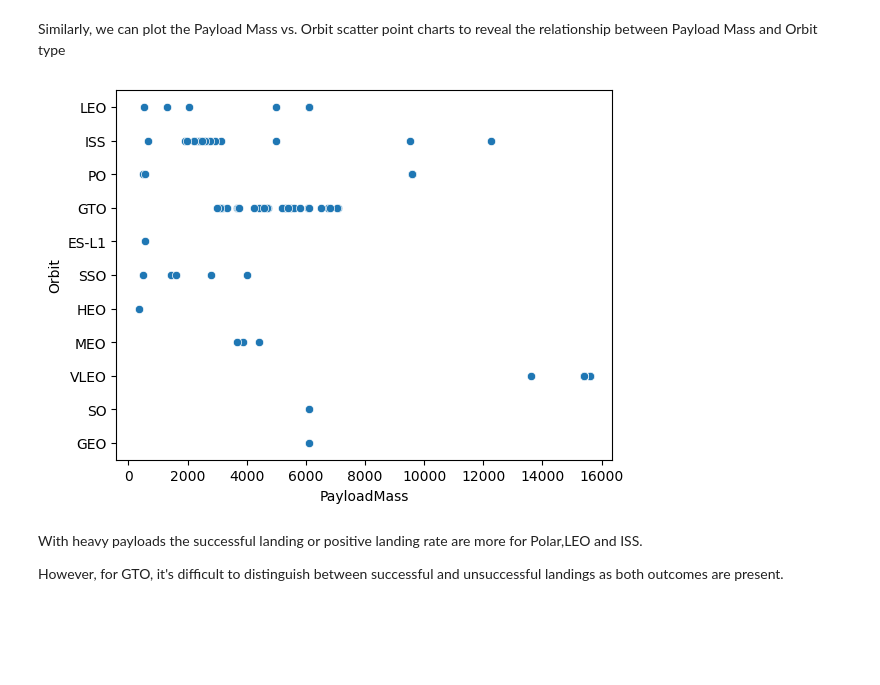
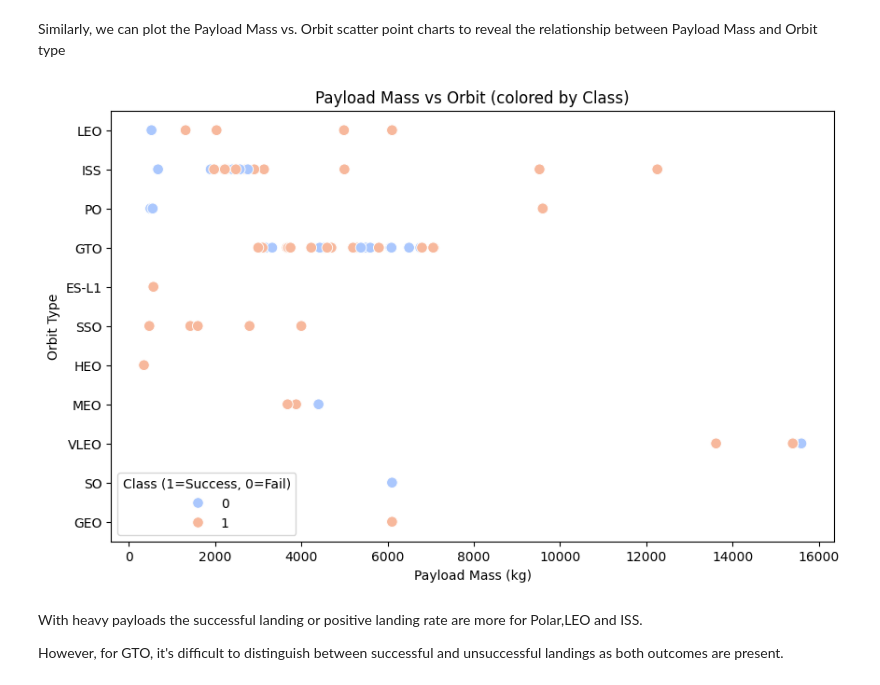
Before and after one commit to TheCodeGhoul/SpaceX, a Jupyter notebook: edadataviz.ipynb, the cells around one changed output. Saved outputs shown, nothing was run; the diff lists cells and outputs as text; code cells hidden in the pictures; blank space fills up the shorter version.

```diff
--- a/edadataviz.ipynb
+++ b/edadataviz.ipynb
@@ -145,10 +149,22 @@ You can observe that in the LEO orbit, success seems to be related to the number
 Similarly, we can plot the Payload Mass vs. Orbit scatter point charts to reveal the relationship between Payload Mass and Orbit type
 # %%
 # Plot a scatter point chart with x axis to be Payload Mass and y axis to be the Orbit, and hue to be the class value
-
-sns.scatterplot(data=df, x="PayloadMass", y="Orbit"); plt.show()
+plt.figure(figsize=(10,6))
+sns.scatterplot(
+    data=df,
+    x="PayloadMass",
+    y="Orbit",
+    hue="Class",
+    palette="coolwarm",
+    s=70
+)
+plt.title("Payload Mass vs Orbit (colored by Class)")
+plt.xlabel("Payload Mass (kg)")
+plt.ylabel("Orbit Type")
+plt.legend(title="Class (1=Success, 0=Fail)")
+plt.show()
 # %% [output]
-[figure, old version]
+[figure, new version]
 # %% [markdown]
 With heavy payloads the successful landing or positive landing rate are more for Polar,LEO and ISS.
 
```
Also changed, not shown: parts of 1 cell of this notebook.
